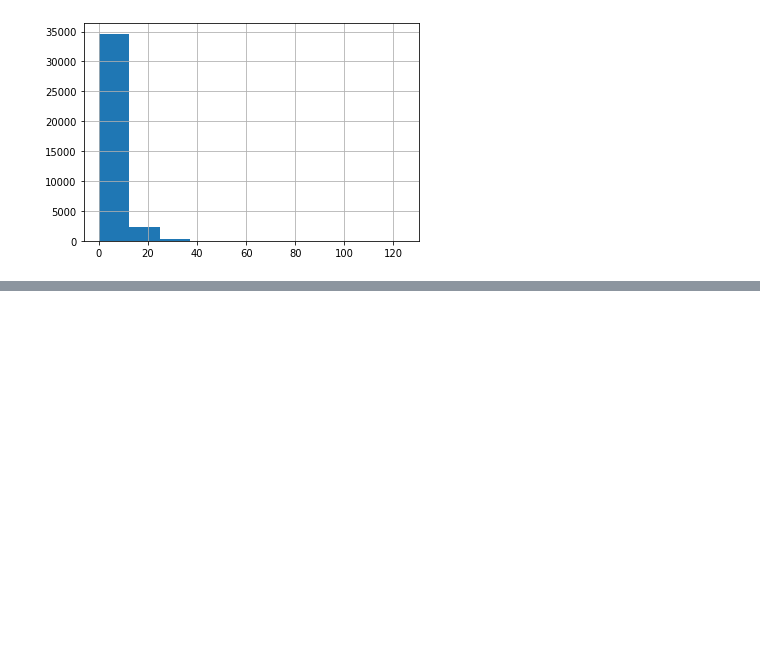
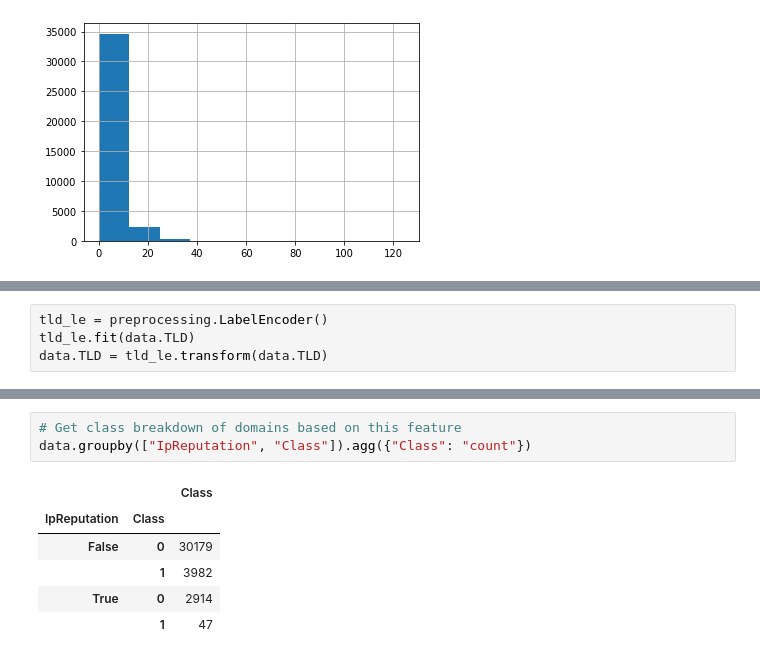
Before and after one commit to lukem1/malicious-domain-classification, a Jupyter notebook: preprocessing.ipynb, the cells around one changed output, grey strips where cells are left out. Cells and saved outputs as stored; diff of their text form; blank space fills up the shorter version.

```diff
--- a/preprocessing.ipynb
+++ b/preprocessing.ipynb
@@ -648,0 +702,4 @@ data.StrangeCharacters.hist()
+# %%
+tld_le = preprocessing.LabelEncoder()
+tld_le.fit(data.TLD)
+data.TLD = tld_le.transform(data.TLD)
@@ -648,0 +714,10 @@ data.StrangeCharacters.hist()
+# %%
+# Get class breakdown of domains based on this feature
+data.groupby(["IpReputation", "Class"]).agg({"Class": "count"})
+# %% [output]
+|  |  | Class |
+| IpReputation | Class |  |
+| False | 0 | 30179 |
+|  | 1 | 3982 |
+| True | 0 | 2914 |
+|  | 1 | 47 |
```
Also changed, not shown: parts of 16 cells of this notebook.
